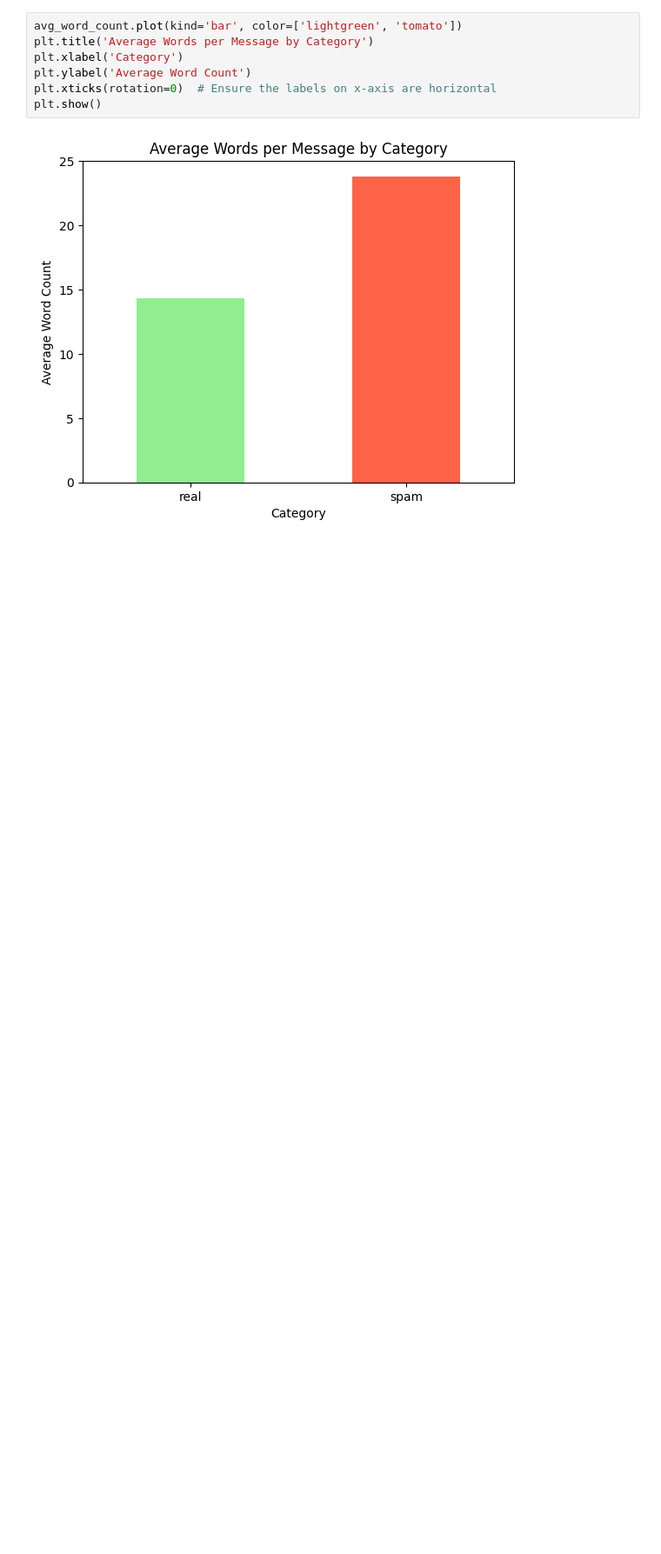
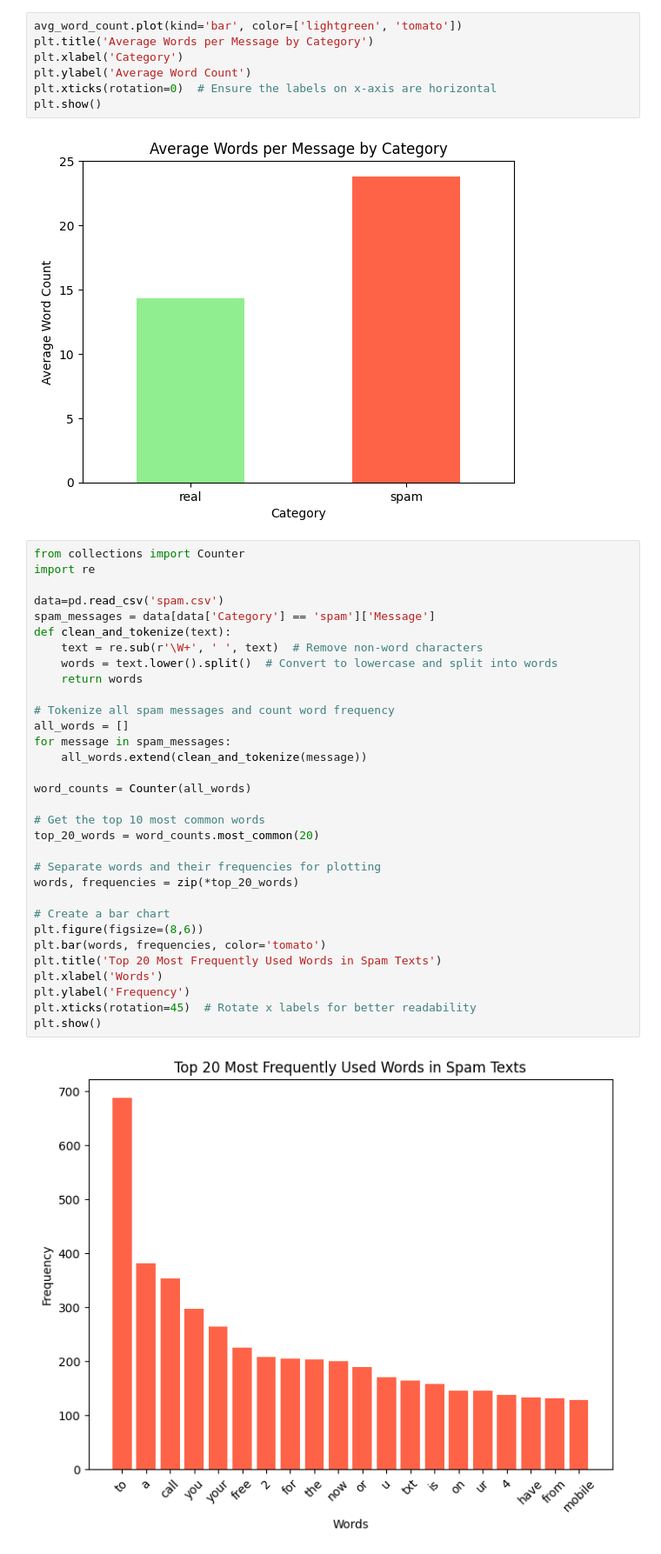
Before and after one commit to phipyao/ds4002-project-1, a Jupyter notebook: code.ipynb, the cells around one changed output. Shown: that part at 87% size. Saved outputs shown, nothing was run; the diff lists cells and outputs as text; blank space fills up the shorter version.

Commit message:
added more graphs

```diff
--- a/code.ipynb
+++ b/code.ipynb
@@ -59,3 +59,37 @@ plt.xticks(rotation=0)  # Ensure the labels on x-axis are horizontal
 plt.show()
 # %% [output]
 [figure]
+# %%
+from collections import Counter
+import re
+
+data=pd.read_csv('spam.csv')
+spam_messages = data[data['Category'] == 'spam']['Message']
+def clean_and_tokenize(text):
+    text = re.sub(r'\W+', ' ', text)  # Remove non-word characters
+    words = text.lower().split()  # Convert to lowercase and split into words
+    return words
+
+# Tokenize all spam messages and count word frequency
+all_words = []
+for message in spam_messages:
+    all_words.extend(clean_and_tokenize(message))
+
+word_counts = Counter(all_words)
+
+# Get the top 10 most common words
+top_20_words = word_counts.most_common(20)
+
+# Separate words and their frequencies for plotting
+words, frequencies = zip(*top_20_words)
+
+# Create a bar chart
+plt.figure(figsize=(8,6))
+plt.bar(words, frequencies, color='tomato')
+plt.title('Top 20 Most Frequently Used Words in Spam Texts')
+plt.xlabel('Words')
+plt.ylabel('Frequency')
+plt.xticks(rotation=45)  # Rotate x labels for better readability
+plt.show()
+# %% [output]
+[figure, added]
```
Also changed, not shown: parts of 2 cells of this notebook.
